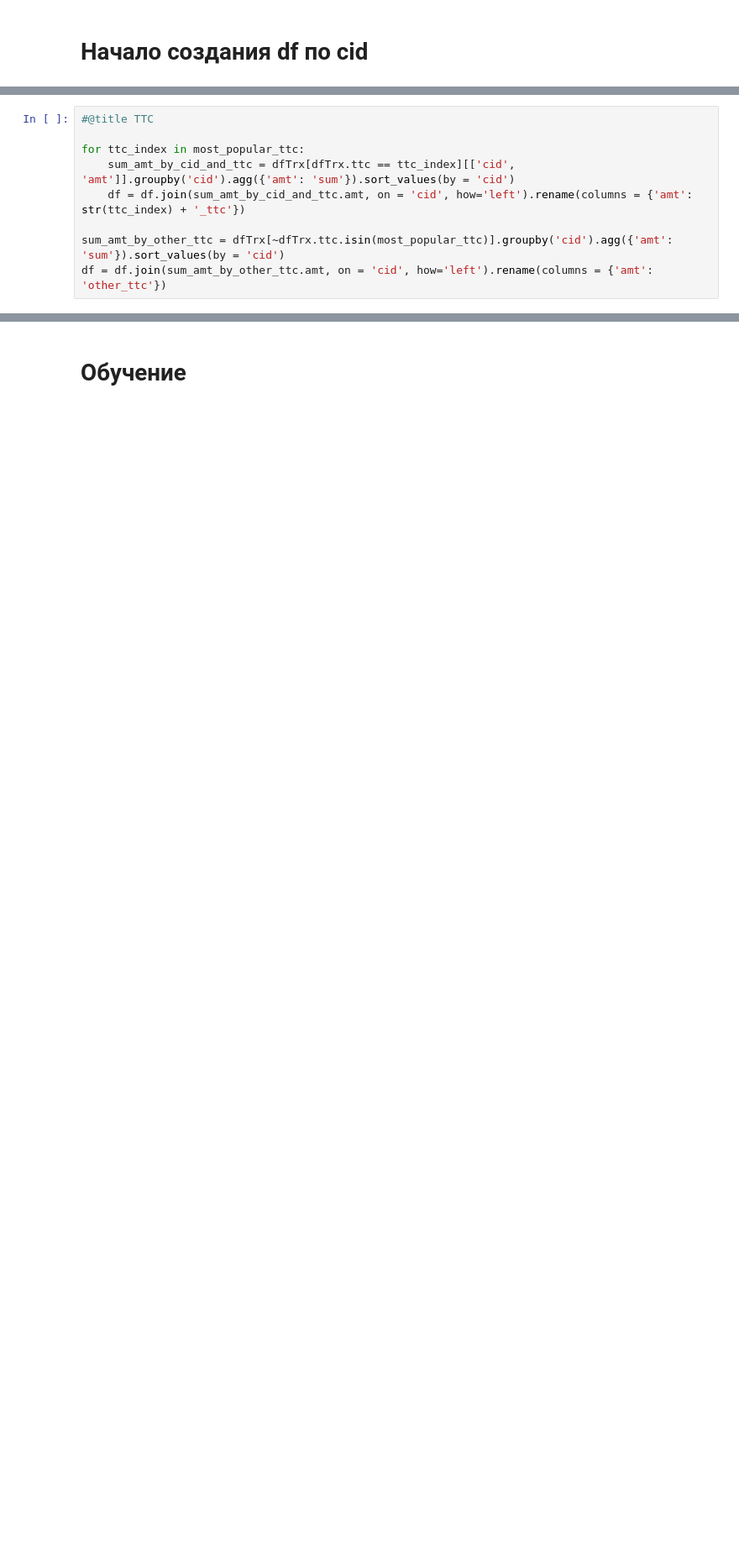
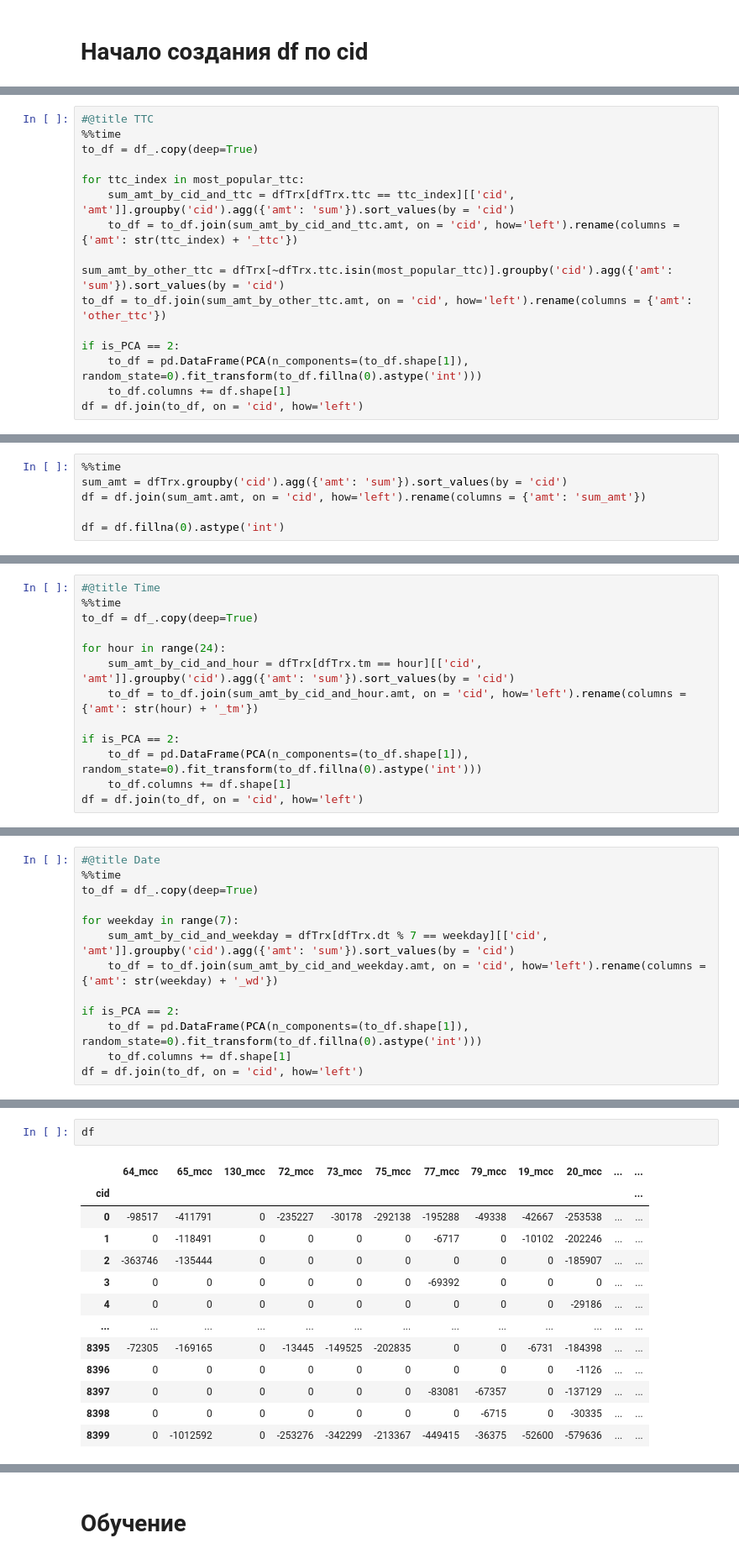
Before and after one commit to esheshka/sber_SSAD, a Jupyter notebook: Что_то_зачем_то.ipynb, the cells around one changed output, grey strips where cells are left out. Shown: that part at 84% size. Drawn from its saved outputs; the diff is of its cells as text; blank space fills up the shorter version.

```diff
--- a/Что_то_зачем_то.ipynb
+++ b/Что_то_зачем_то.ipynb
@@ -167,9 +227,16 @@ df = df.join(sum_amt_by_other_mcc.amt, on = 'cid', how='left').rename(columns =
 # %%
 #@title TTC
+%%time
+to_df = df_.copy(deep=True)
 
 for ttc_index in most_popular_ttc:
     sum_amt_by_cid_and_ttc = dfTrx[dfTrx.ttc == ttc_index][['cid', 'amt']].groupby('cid').agg({'amt': 'sum'}).sort_values(by = 'cid')
-    df = df.join(sum_amt_by_cid_and_ttc.amt, on = 'cid', how='left').rename(columns = {'amt': str(ttc_index) + '_ttc'})
+    to_df = to_df.join(sum_amt_by_cid_and_ttc.amt, on = 'cid', how='left').rename(columns = {'amt': str(ttc_index) + '_ttc'})
 
 sum_amt_by_other_ttc = dfTrx[~dfTrx.ttc.isin(most_popular_ttc)].groupby('cid').agg({'amt': 'sum'}).sort_values(by = 'cid')
-df = df.join(sum_amt_by_other_ttc.amt, on = 'cid', how='left').rename(columns = {'amt': 'other_ttc'})
+to_df = to_df.join(sum_amt_by_other_ttc.amt, on = 'cid', how='left').rename(columns = {'amt': 'other_ttc'})
+
+if is_PCA == 2:
+    to_df = pd.DataFrame(PCA(n_components=(to_df.shape[1]), random_state=0).fit_transform(to_df.fillna(0).astype('int')))
+    to_df.columns += df.shape[1]
+df = df.join(to_df, on = 'cid', how='left')
@@ -177,0 +246,6 @@ df = df.fillna(0).astype('int')
+# %%
+%%time
+sum_amt = dfTrx.groupby('cid').agg({'amt': 'sum'}).sort_values(by = 'cid')
+df = df.join(sum_amt.amt, on = 'cid', how='left').rename(columns = {'amt': 'sum_amt'})
+
+df = df.fillna(0).astype('int')
@@ -177,0 +255,13 @@ df = df.fillna(0).astype('int')
+# %%
+#@title Time
+%%time
+to_df = df_.copy(deep=True)
+
+for hour in range(24):
+    sum_amt_by_cid_and_hour = dfTrx[dfTrx.tm == hour][['cid', 'amt']].groupby('cid').agg({'amt': 'sum'}).sort_values(by = 'cid')
+    to_df = to_df.join(sum_amt_by_cid_and_hour.amt, on = 'cid', how='left').rename(columns = {'amt': str(hour) + '_tm'})
+
+if is_PCA == 2:
+    to_df = pd.DataFrame(PCA(n_components=(to_df.shape[1]), random_state=0).fit_transform(to_df.fillna(0).astype('int')))
+    to_df.columns += df.shape[1]
+df = df.join(to_df, on = 'cid', how='left')
@@ -177,0 +271,13 @@ df = df.fillna(0).astype('int')
+# %%
+#@title Date
+%%time
+to_df = df_.copy(deep=True)
+
+for weekday in range(7):
+    sum_amt_by_cid_and_weekday = dfTrx[dfTrx.dt % 7 == weekday][['cid', 'amt']].groupby('cid').agg({'amt': 'sum'}).sort_values(by = 'cid')
+    to_df = to_df.join(sum_amt_by_cid_and_weekday.amt, on = 'cid', how='left').rename(columns = {'amt': str(weekday) + '_wd'})
+
+if is_PCA == 2:
+    to_df = pd.DataFrame(PCA(n_components=(to_df.shape[1]), random_state=0).fit_transform(to_df.fillna(0).astype('int')))
+    to_df.columns += df.shape[1]
+df = df.join(to_df, on = 'cid', how='left')
@@ -177,0 +287,16 @@ df = df.fillna(0).astype('int')
+# %%
+df
+# %% [output]
+|  | 64_mcc | 65_mcc | 130_mcc | 72_mcc | 73_mcc | 75_mcc | 77_mcc | 79_mcc | 19_mcc | 20_mcc | ... | ... |
+| cid |  |  |  |  |  |  |  |  |  |  |  | ... |
+| 0 | -98517 | -411791 | 0 | -235227 | -30178 | -292138 | -195288 | -49338 | -42667 | -253538 | ... | ... |
+| 1 | 0 | -118491 | 0 | 0 | 0 | 0 | -6717 | 0 | -10102 | -202246 | ... | ... |
+| 2 | -363746 | -135444 | 0 | 0 | 0 | 0 | 0 | 0 | 0 | -185907 | ... | ... |
+| 3 | 0 | 0 | 0 | 0 | 0 | 0 | -69392 | 0 | 0 | 0 | ... | ... |
+| 4 | 0 | 0 | 0 | 0 | 0 | 0 | 0 | 0 | 0 | -29186 | ... | ... |
+| ... | ... | ... | ... | ... | ... | ... | ... | ... | ... | ... | ... | ... |
+| 8395 | -72305 | -169165 | 0 | -13445 | -149525 | -202835 | 0 | 0 | -6731 | -184398 | ... | ... |
+| 8396 | 0 | 0 | 0 | 0 | 0 | 0 | 0 | 0 | 0 | -1126 | ... | ... |
+| 8397 | 0 | 0 | 0 | 0 | 0 | 0 | -83081 | -67357 | 0 | -137129 | ... | ... |
+| 8398 | 0 | 0 | 0 | 0 | 0 | 0 | 0 | -6715 | 0 | -30335 | ... | ... |
+| 8399 | 0 | -1012592 | 0 | -253276 | -342299 | -213367 | -449415 | -36375 | -52600 | -579636 | ... | ... |
```
Also changed, not shown: parts of 30 cells of this notebook.
